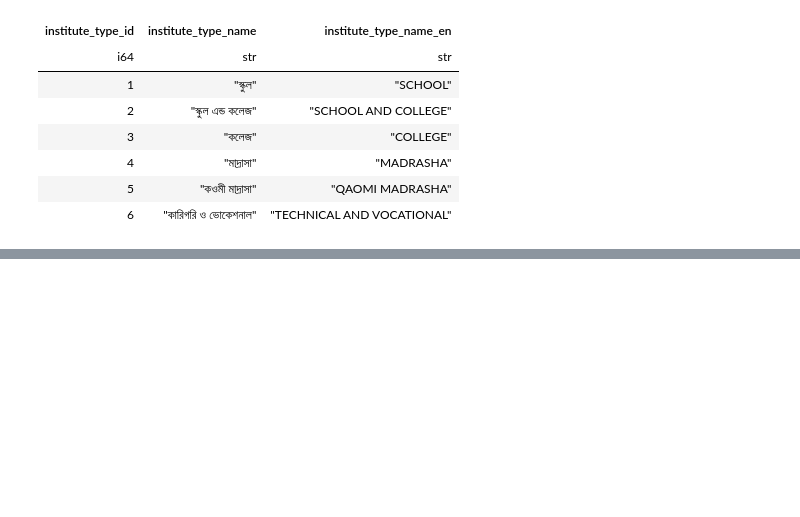
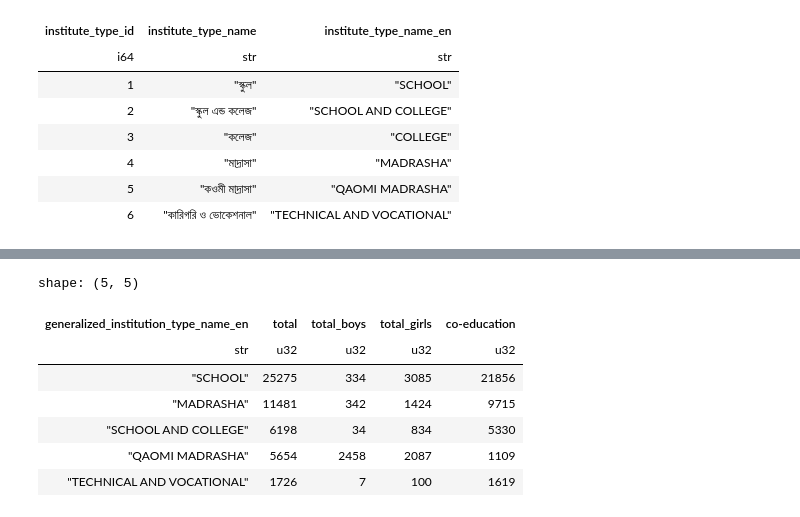
Before and after one commit to monjurmorshed793/sedp-reports, a Jupyter notebook: src/sedp_reports/polars-practice.ipynb, the cells around one changed output, grey strips where cells are left out. Drawn from its saved outputs; the diff is of its cells as text; code cells hidden in the pictures; blank space fills up the shorter version.

```diff
--- a/src/sedp_reports/polars-practice.ipynb
+++ b/src/sedp_reports/polars-practice.ipynb
@@ -153,3 +169,13 @@ shape: (6, 3)
 | 4 | "মাদ্রাসা" | "MADRASHA" |
 | 5 | "কওমী মাদ্রাসা" | "QAOMI MADRASHA" |
 | 6 | "কারিগরি ও ভোকেশনাল" | "TECHNICAL AND VOCATIONAL" |
+# %%
+import generate.type_and_level as type_and_level_cols
+import generate.institute_type as institution_type_cols
+
+general_information = general_information.with_columns([
+    pl.col(type_and_level_cols.INSTITUTION_TYPE).alias('generalized_institution_type_id'),
+    pl.col(institution_type_cols.INSTITUTE_TYPE_NAME_EN).alias('generalized_institution_type_name_en')
+])
+
+update_columns('general_information');
@@ -155,0 +195,18 @@ shape: (6, 3)
+# %%
+import importlib
+import generate.general_information as general_information_cols
+importlib.reload(general_information_cols)
+
+condition = pl.col(general_information_cols.GENERALIZED_INSTITUTION_TYPE_ID)==3
+
+general_information = general_information.with_columns([
+    pl.when(condition)
+    .then(pl.lit(2))
+    .otherwise(pl.col(general_information_cols.GENERALIZED_INSTITUTION_TYPE_ID))
+    .alias(general_information_cols.GENERALIZED_INSTITUTION_TYPE_ID),
+
+    pl.when(condition)
+    .then(pl.lit('SCHOOL AND COLLEGE'))
+    .otherwise(pl.col(general_information_cols.GENERALIZED_INSTITUTION_TYPE_NAME_EN))
+    .alias(general_information_cols.GENERALIZED_INSTITUTION_TYPE_NAME_EN)
+])
@@ -155,0 +222,23 @@ shape: (6, 3)
+# %%
+report1 = (
+    general_information.lazy()
+    .group_by(general_information_cols.GENERALIZED_INSTITUTION_TYPE_NAME_EN)
+    .agg([
+         pl.len().alias('total'),
+         (pl.col('student_type')==1).sum().alias('total_boys'),
+         (pl.col('student_type')==2).sum().alias('total_girls'),
+         (pl.col('student_type')==3).sum().alias('co-education')
+    ])
+)
+
+report1_df = report1.collect()
+report1_df.head(100)
+# %% [output]
+shape: (5, 5)
+| generalized_institution_type_name_en | total | total_boys | total_girls | co-education |
+| str | u32 | u32 | u32 | u32 |
+| "SCHOOL" | 25275 | 334 | 3085 | 21856 |
+| "MADRASHA" | 11481 | 342 | 1424 | 9715 |
+| "SCHOOL AND COLLEGE" | 6198 | 34 | 834 | 5330 |
+| "QAOMI MADRASHA" | 5654 | 2458 | 2087 | 1109 |
+| "TECHNICAL AND VOCATIONAL" | 1726 | 7 | 100 | 1619 |
```
Also changed, not shown: parts of 7 cells of this notebook.
